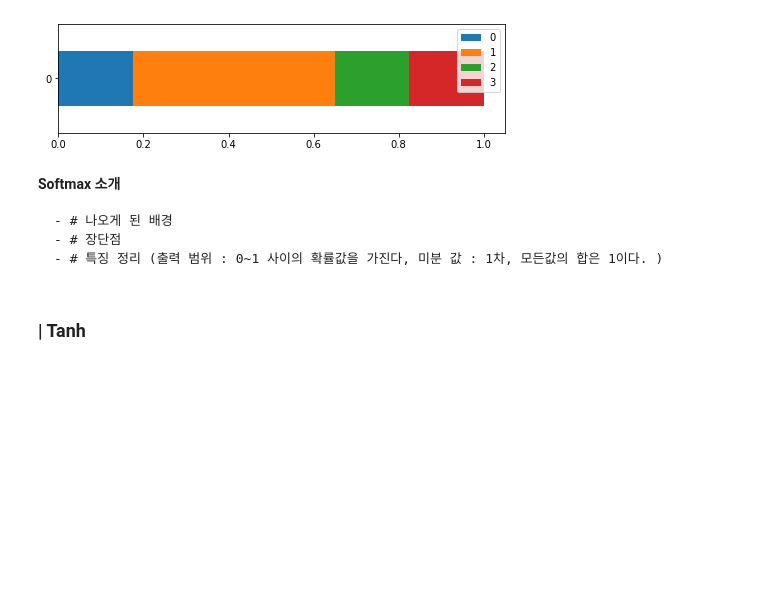
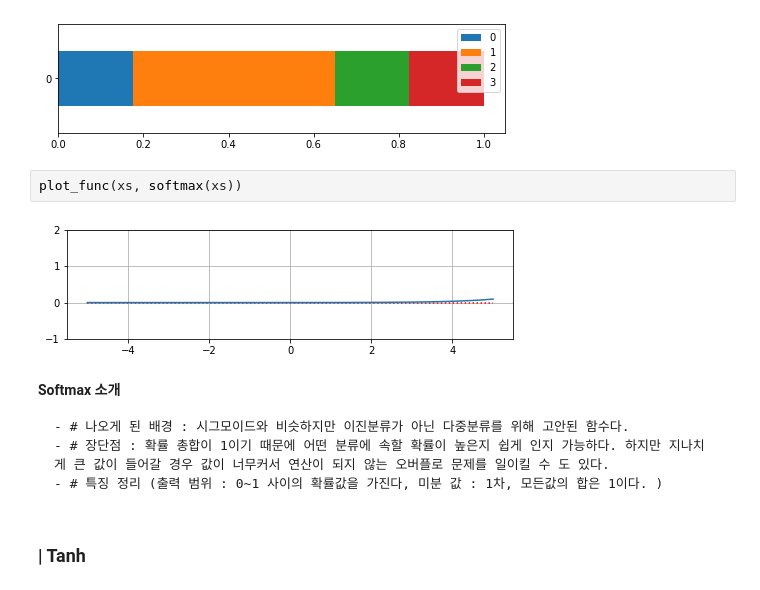
Before and after one commit to LeeHuiJong/Deep_learning, a Jupyter notebook: ch01_01_DNN기초_기본레이어.ipynb, the cells around one changed output. Drawn from its saved outputs; the diff is of its cells as text; blank space fills up the shorter version.

````diff
--- a/ch01_01_DNN기초_기본레이어.ipynb
+++ b/ch01_01_DNN기초_기본레이어.ipynb
@@ -299,13 +299,17 @@ pd.DataFrame([ys]).plot(kind='barh', stacked = True)
 <matplotlib.axes._subplots.AxesSubplot at 0x...>
 [figure]
 [figure]
+# %%
+plot_func(xs, softmax(xs))
+# %% [output]
+[figure, added]
 # %% [markdown]
 
 **Softmax 소개**
 
 ```
-- # 나오게 된 배경
-- # 장단점
+- # 나오게 된 배경 : 시그모이드와 비슷하지만 이진분류가 아닌 다중분류를 위해 고안된 함수다.
+- # 장단점 : 확률 총합이 1이기 때문에 어떤 분류에 속할 확률이 높은지 쉽게 인지 가능하다. 하지만 지나치게 큰 값이 들어갈 경우 값이 너무커서 연산이 되지 않는 오버플로 문제를 일이킬 수 도 있다.
 - # 특징 정리 (출력 범위 : 0~1 사이의 확률값을 가진다, 미분 값 : 1차, 모든값의 합은 1이다. )
 ```
 # %% [markdown]
````
Also changed, not shown: parts of 9 cells of this notebook.
